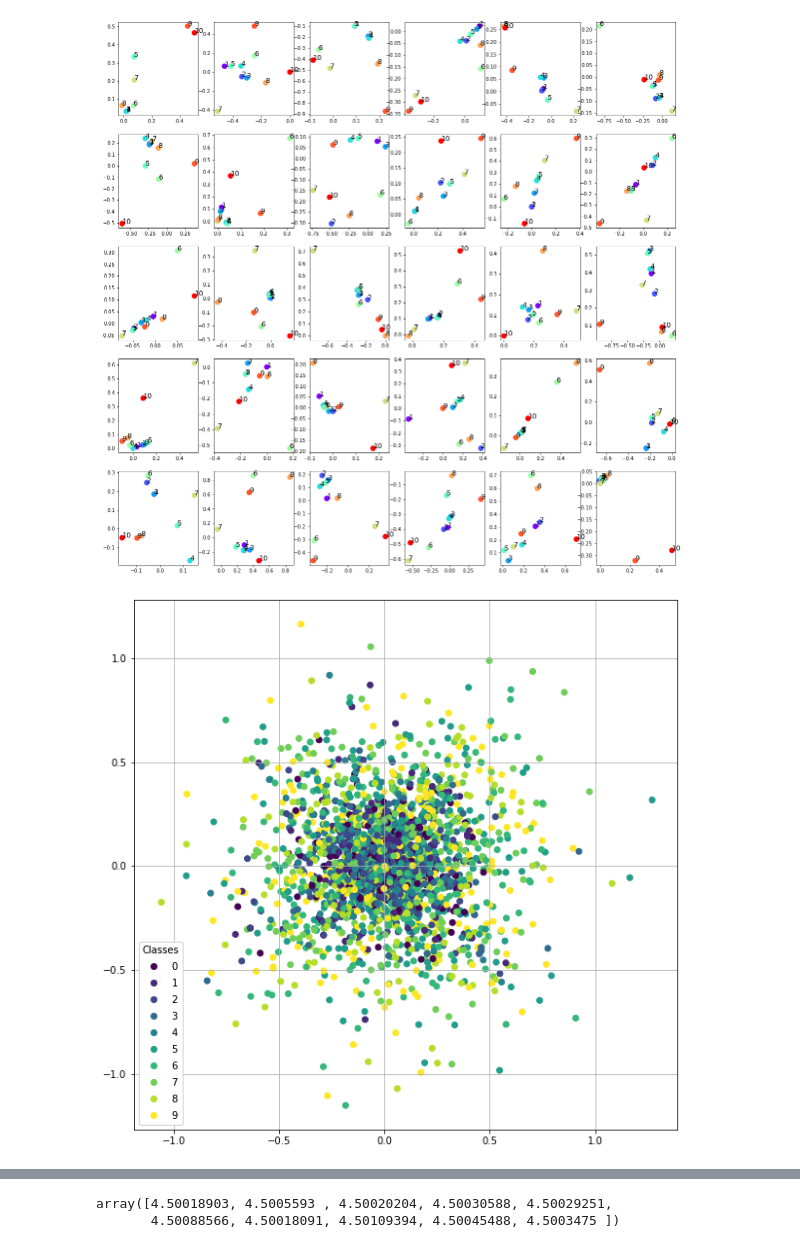
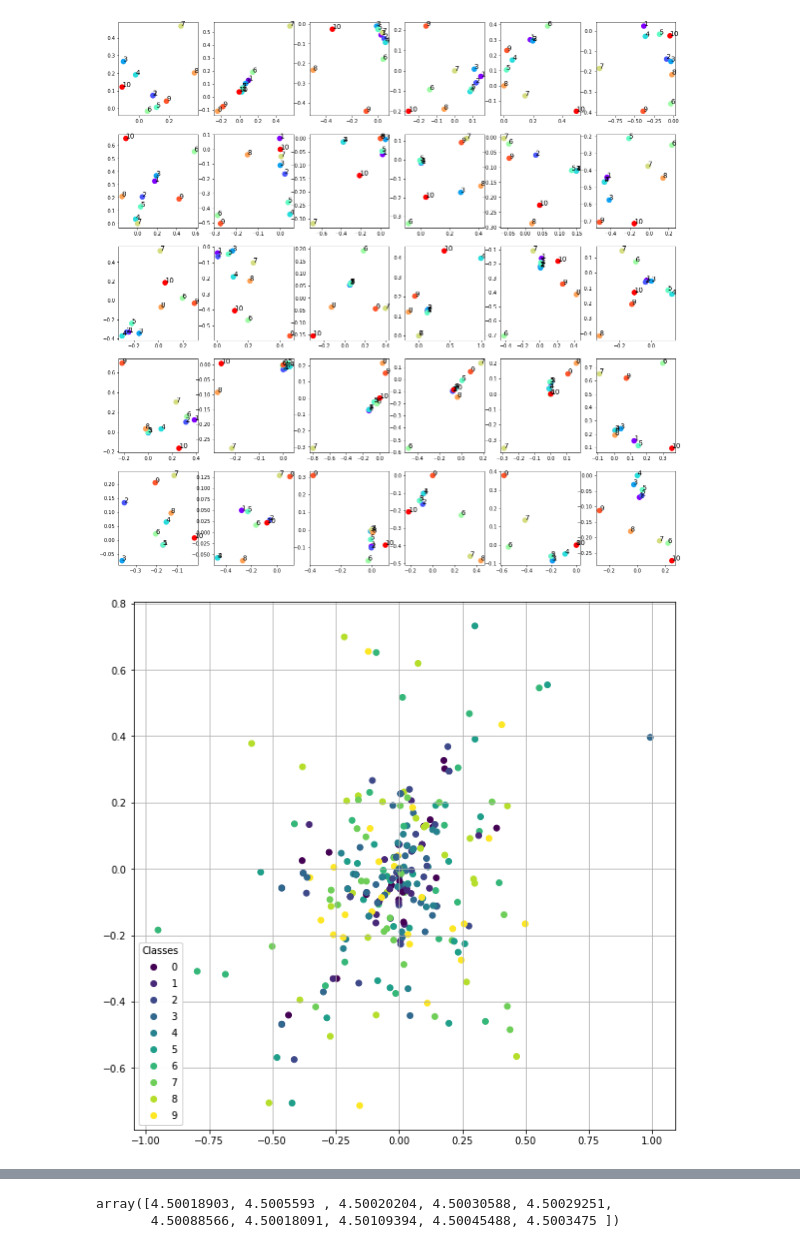
Before and after one commit to TheLittleJimmy/ST-Aim3, a Jupyter notebook: VGAE_sampling.ipynb, the cells around one changed output, grey strips where cells are left out. Saved outputs shown, nothing was run; the diff lists cells and outputs as text; code cells hidden in the pictures.

```diff
--- a/VGAE_sampling.ipynb
+++ b/VGAE_sampling.ipynb
@@ -279,7 +279,7 @@ transform = T.Compose([
             T.RandomLinkSplit(num_val=0, num_test=0, is_undirected=True,
                             split_labels=True, add_negative_train_samples=False),])
 # %%
-simu_graph = SimuData(n_graph=300)
+simu_graph = SimuData(n_graph=30)
 dataset = simu_graph.graph_dataset()
 n_node = simu_graph.n_node
 
@@ -288,7 +288,7 @@ num_features = n_node
 
 model = VGAE(Encoder(num_features, out_channels))
 optimizer = torch.optim.Adam(model.parameters(), lr=0.01)
-epochs = 1000
+epochs = 100000
 
 for epoch in range(epochs):
     loss_total = 0
@@ -353,6 +340,7 @@ for i in range(n):
     mu_list_reshape.append(mu_list_in_data[i].reshape((out_channels * n_node)))
     logstd_list_reshape.append(logstd_list_in_data[i].reshape((out_channels * n_node)))
 # %%
+import matplotlib.pyplot as plt
 def plot_mu_graph(mu):
 
     n_node = mu.shape[0]
@@ -370,32 +358,32 @@ for graph_i in range(30):
     plt.subplot(5, 6, graph_i+1)
     plot_mu_graph(mu_list_in_data[graph_i])
 # %% [output]
-[figure, old version]
+[figure, new version]
 # %%
 import numpy as np
 from matplotlib import pyplot as plt
 import pandas as pd
 def plot_scatter_for_mu(mu_list):
     column_names = ["x", "y"]
     mu_for_plot = pd.DataFrame(columns = column_names, data=np.vstack(mu_list))
-    mu_for_plot["label"] = list(range(10))*300
+    mu_for_plot["label"] = list(range(10))*len(mu_list)
     x = mu_for_plot["x"]
     y = mu_for_plot["y"]
     c = mu_for_plot["label"]
     fig, ax = plt.subplots(figsize=(10,10))
     scatter = ax.scatter(x, y, c=c)
 
     # produce a legend with the unique colors from the scatter
     legend1 = ax.legend(*scatter.legend_elements(),
                         loc="lower left", title="Classes")
     ax.add_artist(legend1)
 
     plt.grid()
     plt.show()
 
 plot_scatter_for_mu(mu_list_in_data)
 # %% [output]
-[figure, old version]
+[figure, new version]
 # %%
 import matplotlib.pyplot as plt
 fig, ax = plt.subplots(5, 5, figsize=(10,10))
```
Also changed, not shown: parts of 11 cells of this notebook, 1 other file.
